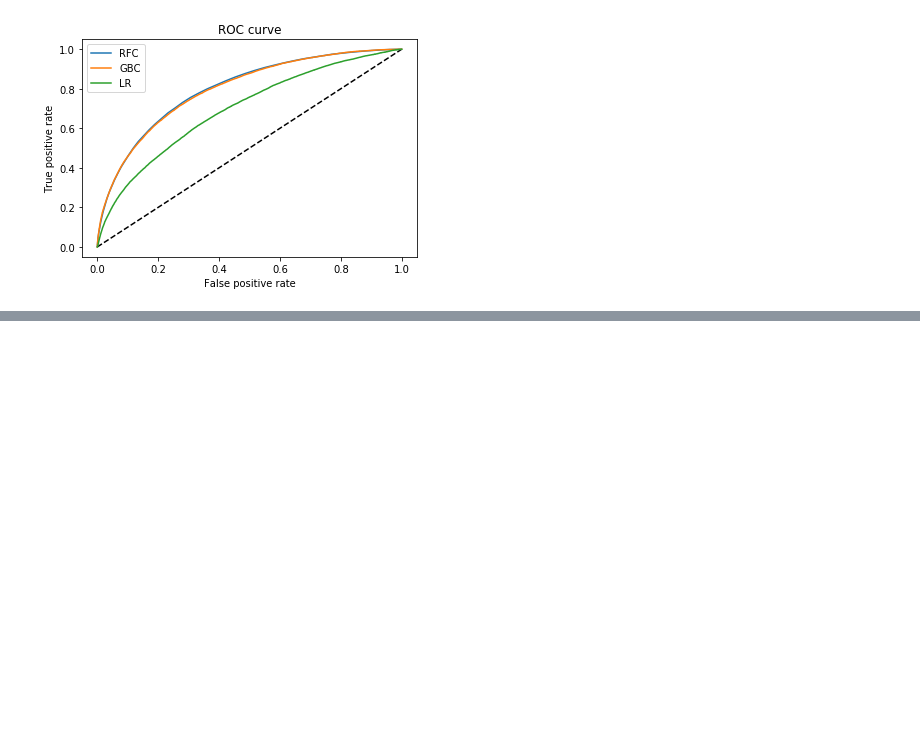
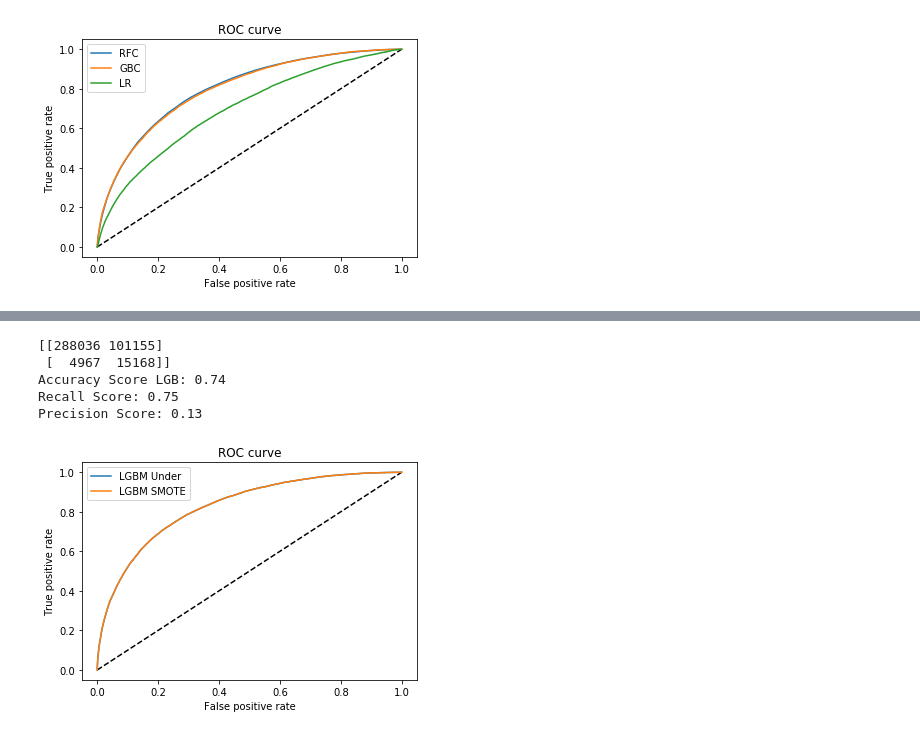
Before and after one commit to cbevis/U3_Capstone, a Jupyter notebook: NYS_Assembled_Workers2.ipynb, the cells around one changed output, grey strips where cells are left out. Cells and saved outputs as stored; diff of their text form; code cells hidden in the pictures; blank space fills up the shorter version.

```diff
--- a/NYS_Assembled_Workers2.ipynb
+++ b/NYS_Assembled_Workers2.ipynb
@@ -1001,0 +1366,38 @@ array([0.48, 0.68, 0.44, ..., 0.36, 0.24, 0.9 ])
+# %%
+# Output is a list of probabilities, convert to 0 or 1
+#Prediction
+y_pred_proba_SMOTE = clf.predict(X_test)
+#convert into binary values
+y_pred = y_pred_proba_SMOTE
+y_pred = np.where(y_pred >=0.05, 1, 0)
+
+print(confusion_matrix(y_test, y_pred))
+
+accuracy=accuracy_score(y_test, y_pred)
+print('Accuracy Score LGB: {:.2f}'.format(accuracy))
+print('Recall Score: {:.2f}'.format(recall_score(y_test, y_pred)))
+print('Precision Score: {:.2f}'.format(precision_score(y_test, y_pred)))
+# %% [output]
+[[288036 101155]
+ [  4967  15168]]
+Accuracy Score LGB: 0.74
+Recall Score: 0.75
+Precision Score: 0.13
+# %%
+plt.figure(1)
+plt.plot([0, 1], [0, 1], 'k--')
+fpr_lgb, tpr_lgb, _ = roc_curve(y_test, y_pred_proba_lgb)
+fpr_SMOTE, tpr_SMOTE, _ = roc_curve(y_test, y_pred_proba_SMOTE)
+
+plt.plot(fpr_lgb, tpr_lgb, label='LGBM Under')
+plt.plot(fpr_SMOTE, tpr_SMOTE, label='LGBM SMOTE')
+
+plt.xlabel('False positive rate')
+plt.ylabel('True positive rate')
+plt.title('ROC curve')
+plt.legend(loc='best')
+
+
+plt.show()
+# %% [output]
+[figure, added]
```
Also changed, not shown: parts of 34 cells of this notebook.
